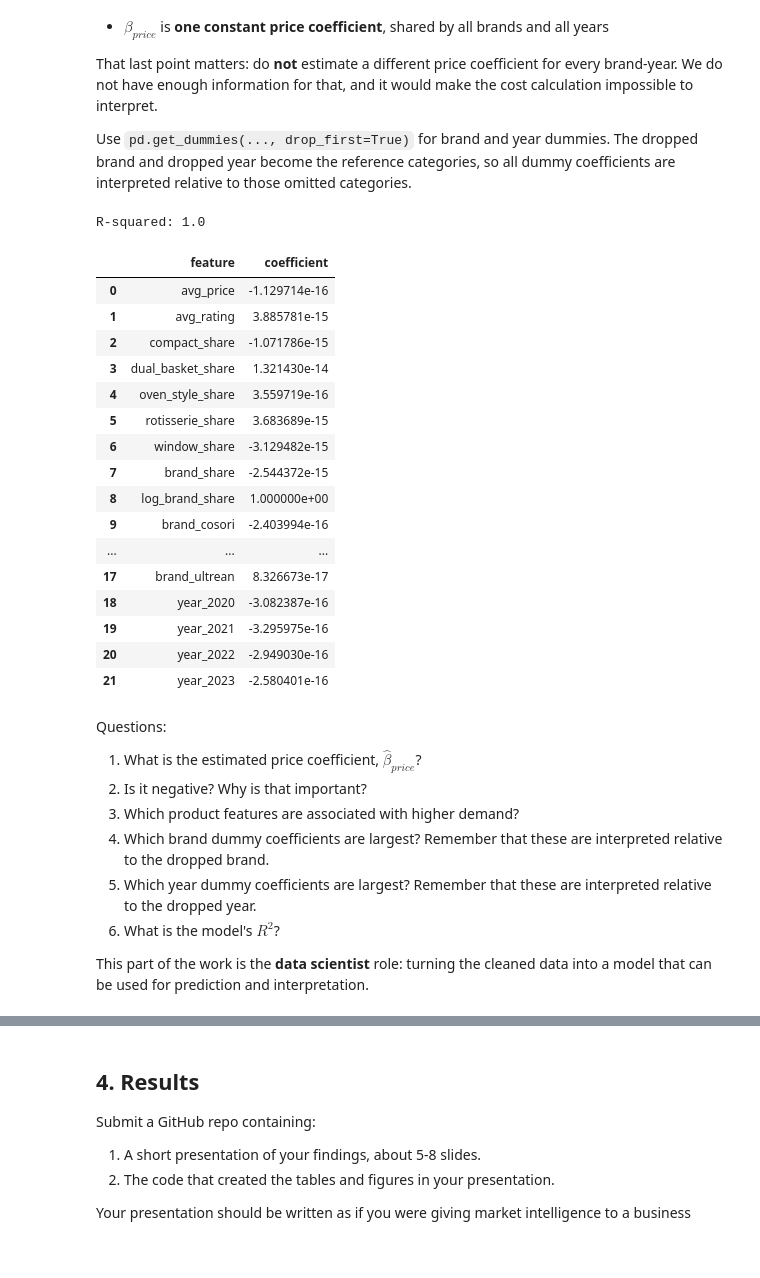
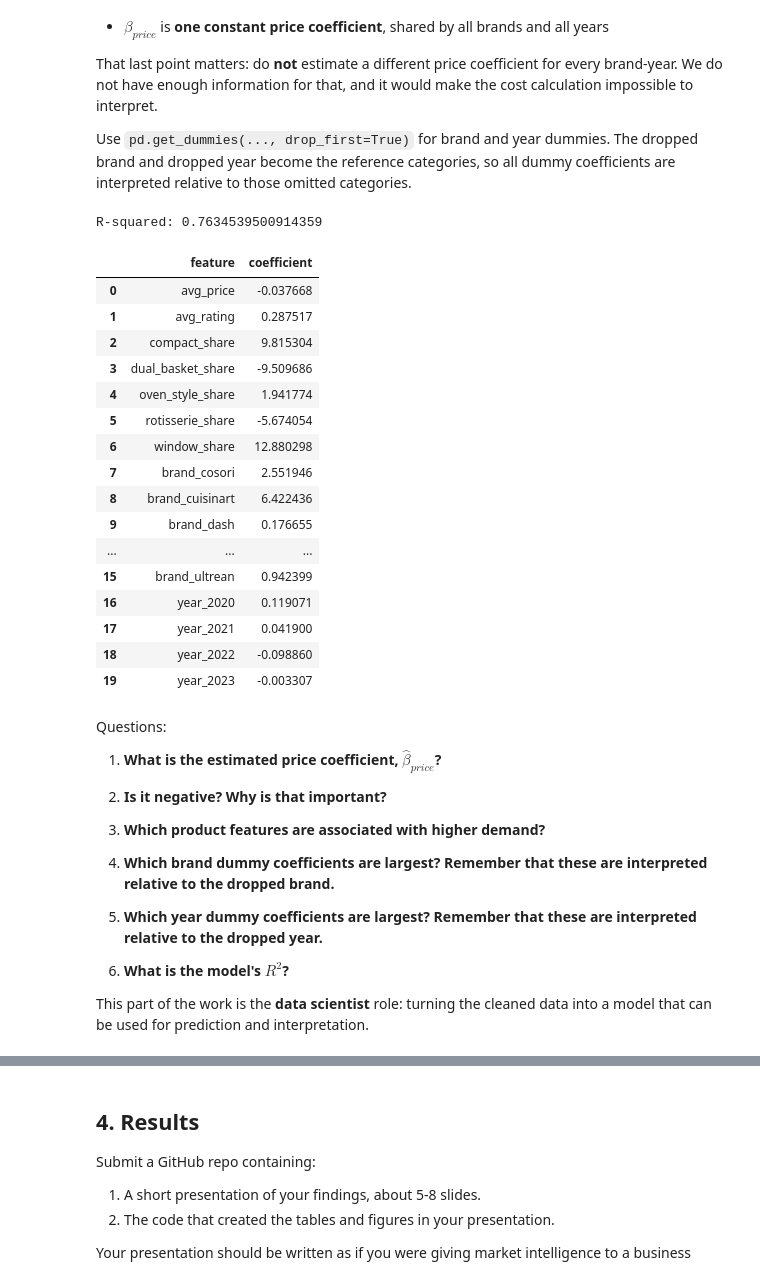
Before and after one commit to MadelineHeathh/ds3021finalproject, a Jupyter notebook: demand_estimation_lab.ipynb, the cells around one changed output, grey strips where cells are left out. Cells and saved outputs as stored; diff of their text form; code cells hidden in the pictures; blank space fills up the shorter version.

```diff
--- a/demand_estimation_lab.ipynb
+++ b/demand_estimation_lab.ipynb
@@ -174,57 +174,74 @@ Use `pd.get_dummies(..., drop_first=True)` for brand and year dummies. The dropp
 # %%
 y = df["log_brand_share"]
 
 brand_dummies = pd.get_dummies(df["brand"],
                                prefix="brand", drop_first=True, dtype=int)
 year_dummies = pd.get_dummies(df["year"].astype(str),
                               prefix="year", drop_first=True, dtype=int)
 
 X = pd.concat(
-    [df[["avg_price", "avg_rating"] + characteristics],
+    [df[["avg_price", "avg_rating",'compact_share','dual_basket_share','oven_style_share','rotisserie_share','window_share']],
     brand_dummies,
     year_dummies],
     axis=1,)
 
 model = LinearRegression()
 model.fit(X, y)
 
 predicted_log_share = model.predict(X)
 r2 = r2_score(y, predicted_log_share)
 
 coef_table = pd.DataFrame({
     "feature": X.columns,
     "coefficient": model.coef_})
 
 print("R-squared:", r2)
 coef_table
 # %% [output]
-R-squared: 1.0
+R-squared: 0.7634539500914359
 |  | feature | coefficient |
-| 0 | avg_price | -1.129714e-16 |
-| 1 | avg_rating | 3.885781e-15 |
-| 2 | compact_share | -1.071786e-15 |
-| 3 | dual_basket_share | 1.321430e-14 |
-| 4 | oven_style_share | 3.559719e-16 |
-| 5 | rotisserie_share | 3.683689e-15 |
-| 6 | window_share | -3.129482e-15 |
-| 7 | brand_share | -2.544372e-15 |
-| 8 | log_brand_share | 1.000000e+00 |
-| 9 | brand_cosori | -2.403994e-16 |
+| 0 | avg_price | -0.037668 |
+| 1 | avg_rating | 0.287517 |
+| 2 | compact_share | 9.815304 |
+| 3 | dual_basket_share | -9.509686 |
+| 4 | oven_style_share | 1.941774 |
+| 5 | rotisserie_share | -5.674054 |
+| 6 | window_share | 12.880298 |
+| 7 | brand_cosori | 2.551946 |
+| 8 | brand_cuisinart | 6.422436 |
+| 9 | brand_dash | 0.176655 |
 | ... | ... | ... |
-| 17 | brand_ultrean | 8.326673e-17 |
-| 18 | year_2020 | -3.082387e-16 |
-| 19 | year_2021 | -3.295975e-16 |
-| 20 | year_2022 | -2.949030e-16 |
-| 21 | year_2023 | -2.580401e-16 |
+| 15 | brand_ultrean | 0.942399 |
+| 16 | year_2020 | 0.119071 |
+| 17 | year_2021 | 0.041900 |
+| 18 | year_2022 | -0.098860 |
+| 19 | year_2023 | -0.003307 |
 # %% [markdown]
 Questions:
 
-1. What is the estimated price coefficient, $\hat{\beta}_{price}$?
-2. Is it negative? Why is that important?
-3. Which product features are associated with higher demand?
-4. Which brand dummy coefficients are largest? Remember that these are interpreted relative to the dropped brand.
-5. Which year dummy coefficients are largest? Remember that these are interpreted relative to the dropped year.
-6. What is the model's $R^2$?
+1. **What is the estimated price coefficient, $\hat{\beta}_{price}$?**
+
+
+
+2. **Is it negative? Why is that important?**
+
+
+
+3. **Which product features are associated with higher demand?**
+
+
+
+4. **Which brand dummy coefficients are largest? Remember that these are interpreted relative to the dropped brand.**
+
+
+
+5. **Which year dummy coefficients are largest? Remember that these are interpreted relative to the dropped year.**
+
+
+
+6. **What is the model's $R^2$?**
+
+
 
 This part of the work is the **data scientist** role: turning the cleaned data into a model that can be used for prediction and interpretation.
 # %% [markdown]
```
Also changed, not shown: parts of 5 cells of this notebook.
